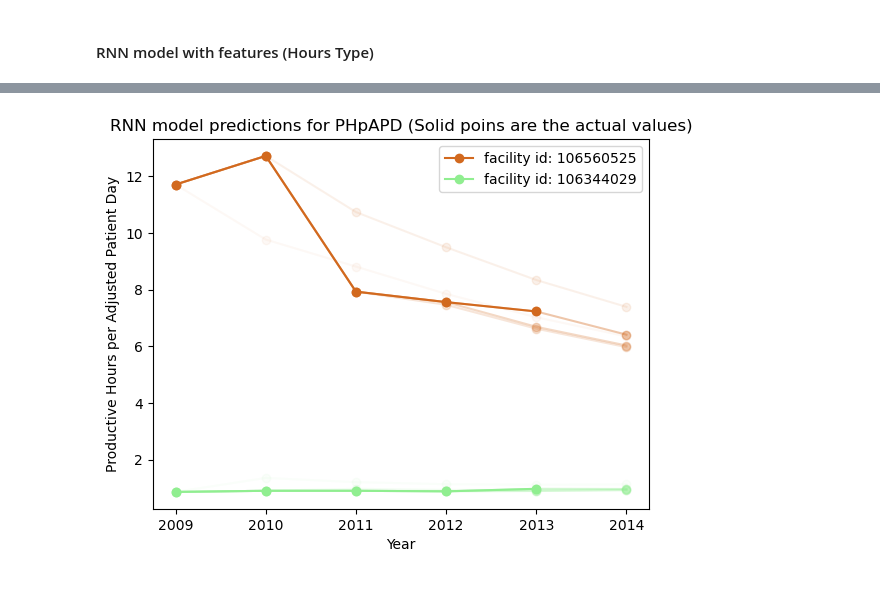
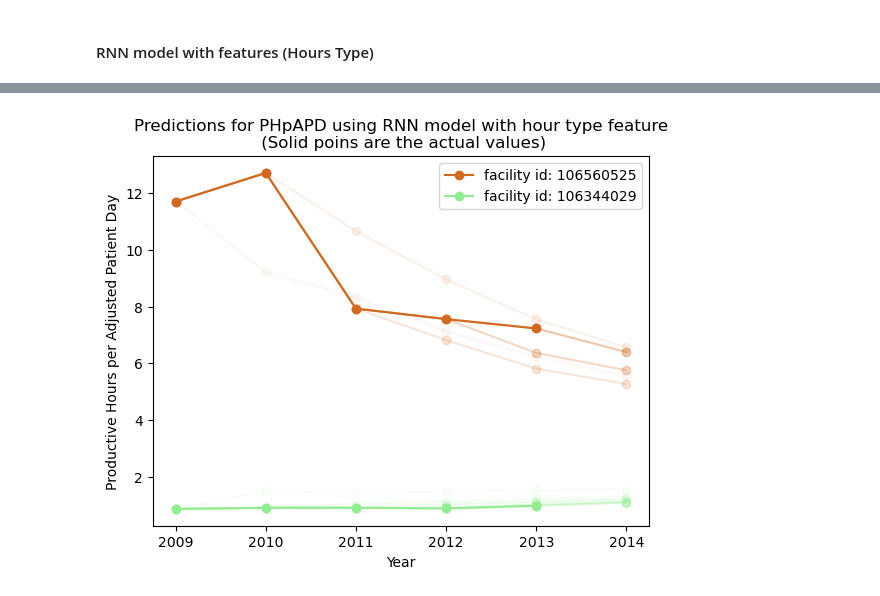
Before and after one commit to ndoroud/Hospital_Staffing, a Jupyter notebook: hospital_staffing.ipynb, the cells around one changed output, grey strips where cells are left out. Cells and saved outputs as stored; diff of their text form; code cells hidden in the pictures.

```diff
--- a/hospital_staffing.ipynb
+++ b/hospital_staffing.ipynb
@@ -1281,7 +1288,7 @@ else:
 # %%
 # Load training history
 try:
-    rnn_history
+    rnn_training_history = rnn_history.history
 except NameError:
     rnn_training_history = {}
     for key, value in zip(
@@ -1290,9 +1297,6 @@ except NameError:
             tf.io.read_file(path+"/models/rnn/rnn_history.pkl"),
             out_type=tf.float32).numpy()):
         rnn_training_history[key] = value
-
-else:
-    rnn_training_history = rnn_history.history
 # %%
 # Save model
 if not os.path.exists(rnn_model_path):
@@ -1382,7 +1388,7 @@ rnn_model_ht_input = layers.Input(shape=(), dtype=tf.int64)
 rnn_model_ht_embedding = layers.Embedding(
     num_hour_types, r_units)(rnn_model_ht_input)
 # PHpAPD input
-rnn_model_ts_input = layers.Input(shape=(4), dtype=tf.float64)
+rnn_model_ts_input = layers.Input(shape=(None,), dtype=tf.float64)
 # Reshape sequence (batch_size, seq_len) --> (batch_size, seq_len, 1)
 rnn_model_ts_reshape = layers.Reshape((-1,1))(rnn_model_ts_input)
 # Mask zero values
@@ -1565,20 +1510,20 @@ for i in range(num_samples):
 # %%
 #plot
 colors = cfns.random_colors(np.arange(num_samples), seed=2)
 for i in range(num_samples):
     plt.plot(2009+np.arange(5), scale_factors['PHpAPD']*sample_seqs[i],
              colors[i], marker='o', label=f'facility id: {sample_fids[i]}')
     for j in range(5):
         plt.plot(2009+np.arange(6), scale_factors['PHpAPD']*rnn_ht_predictions[i][j],
                  colors[i], marker='o', alpha=(j+2)**2/96)
 
 plt.xlabel('Year')
 plt.ylabel('Productive Hours per Adjusted Patient Day')
-plt.title('RNN model predictions for PHpAPD (Solid poins are the actual values)')
+plt.title('Predictions for PHpAPD using RNN model with hour type feature\n (Solid poins are the actual values)')
 plt.legend()
 plt.show()
 # %% [output]
-[figure, old version]
+[figure, new version]
 # %%
 rnn_model_ht.evaluate(rnn_ds_ht['test'])
 # %% [output]
```
Also changed, not shown: parts of 14 cells of this notebook, 2 other files.
